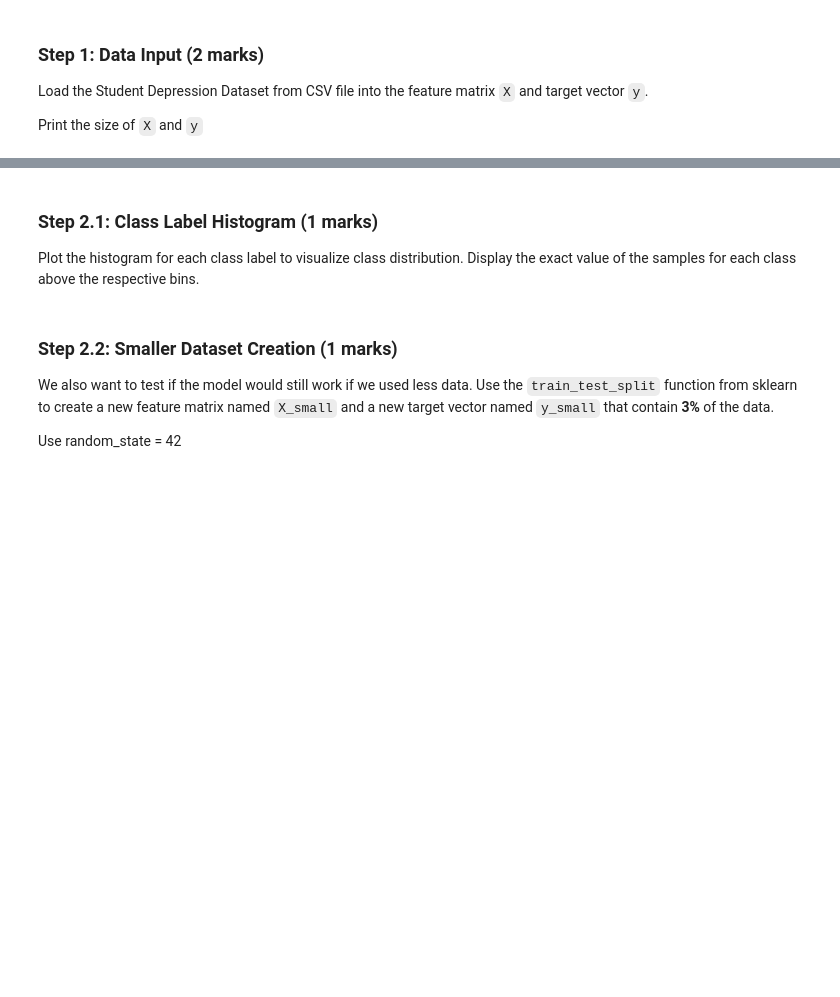
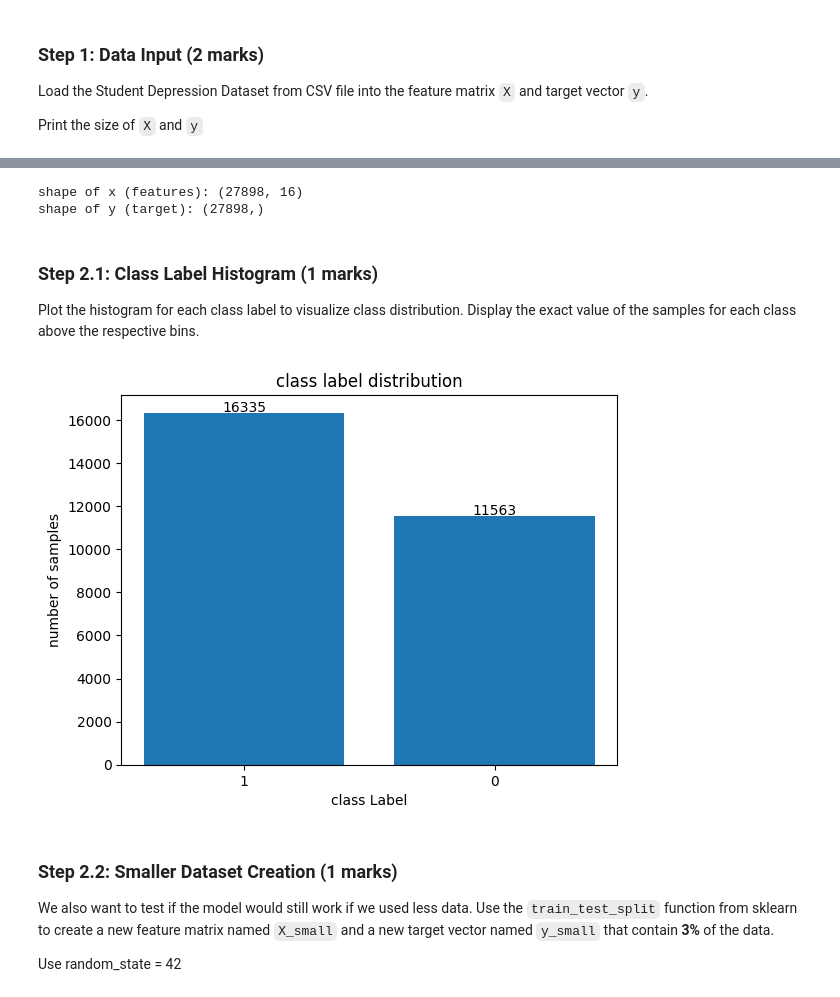
Before and after one commit to karafitzgerald/ENGG680_2025_Fall, a Jupyter notebook: Lab_Assignment_2/Assignment2_Upload.ipynb, the cells around one changed output, grey strips where cells are left out. Drawn from its saved outputs; the diff is of its cells as text; code cells hidden in the pictures; blank space fills up the shorter version.

Commit message:
Part 2

```diff
--- a/Lab_Assignment_2/Assignment2_Upload.ipynb
+++ b/Lab_Assignment_2/Assignment2_Upload.ipynb
@@ -760,16 +826,18 @@ Load the Student Depression Dataset from CSV file into the feature matrix `X` an
 Print the size of `X` and `y`
 # %%
 # Load the Student Depression Dataset
-data = pd.read_csv('')
+data = pd.read_csv('Lab_Assignment_2/part2_data/Student Depression Dataset.csv')
 
 # Basic data preprocessing
-data.drop(   )  # Remove irrelevant ID column
-data.dropna(   )  # Remove rows with missing values
-data.drop_duplicates(   )  # Remove duplicate rows
+data = data.drop("id", axis = "columns"  )  # Remove irrelevant ID column
+data= data.dropna()  # Remove rows with missing values
+data = data.drop_duplicates()  # Remove duplicate rows
 
 # Remove 'Other' category entries as they provide no useful information (1 marks)
-# your code here
-
+data = data[~data.isin(['Other']).any(axis=1)]
 
 # Print the shape of the dataset after preprocessing and display the first 5 rows using head()
-# your code here
+print("shape of dataset:", data.shape)
+
+#display first 5 rows
+print(data.head())
@@ -787,11 +873,15 @@ for col in categorical_columns:
         data[col] = labelencoder.fit_transform(data[col])
 
 # Prepare feature matrix X and target vector y (1 marks)
-y =  # Target vector
-X =  # Feature matrix
+y = data["Depression"]
+X = data.drop("Depression", axis =1)
 
 # Display sizes of X and y
-# your code here
+print("shape of x (features):", X.shape)
+print("shape of y (target):",y.shape)
+# %% [output]
+shape of x (features): (27898, 16)
+shape of y (target): (27898,)
 # %% [markdown]
 ### Step 2.1: Class Label Histogram (1 marks)
 
@@ -809,3 +889,21 @@ plt.show()
+# %%
+# Check the class distribution of y
+
+count = y.value_counts()
+#set data for the plot
+plt.bar(count.index.astype(str),count.values)
+
+#count for each bar
+for i, val in enumerate(count.values):
+  plt.text(i, val+50, str(val), ha="center")
+
+#figure settings
+plt.xlabel("class Label")
+plt.ylabel("number of samples")
+plt.title("class label distribution")
+plt.show()
+# %% [output]
+[figure, added]
 # %% [markdown]
 ### Step 2.2: Smaller Dataset Creation (1 marks)
 
```
Also changed, not shown: parts of 20 cells of this notebook.
